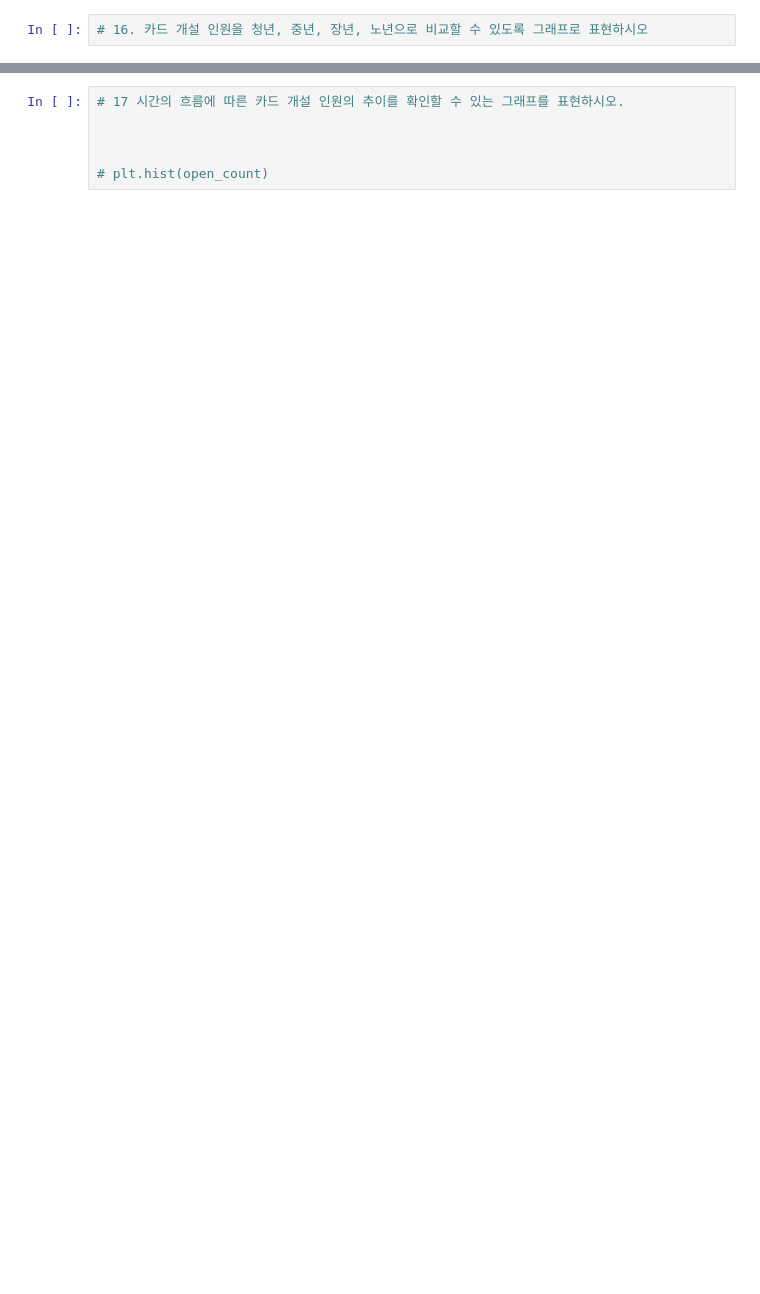
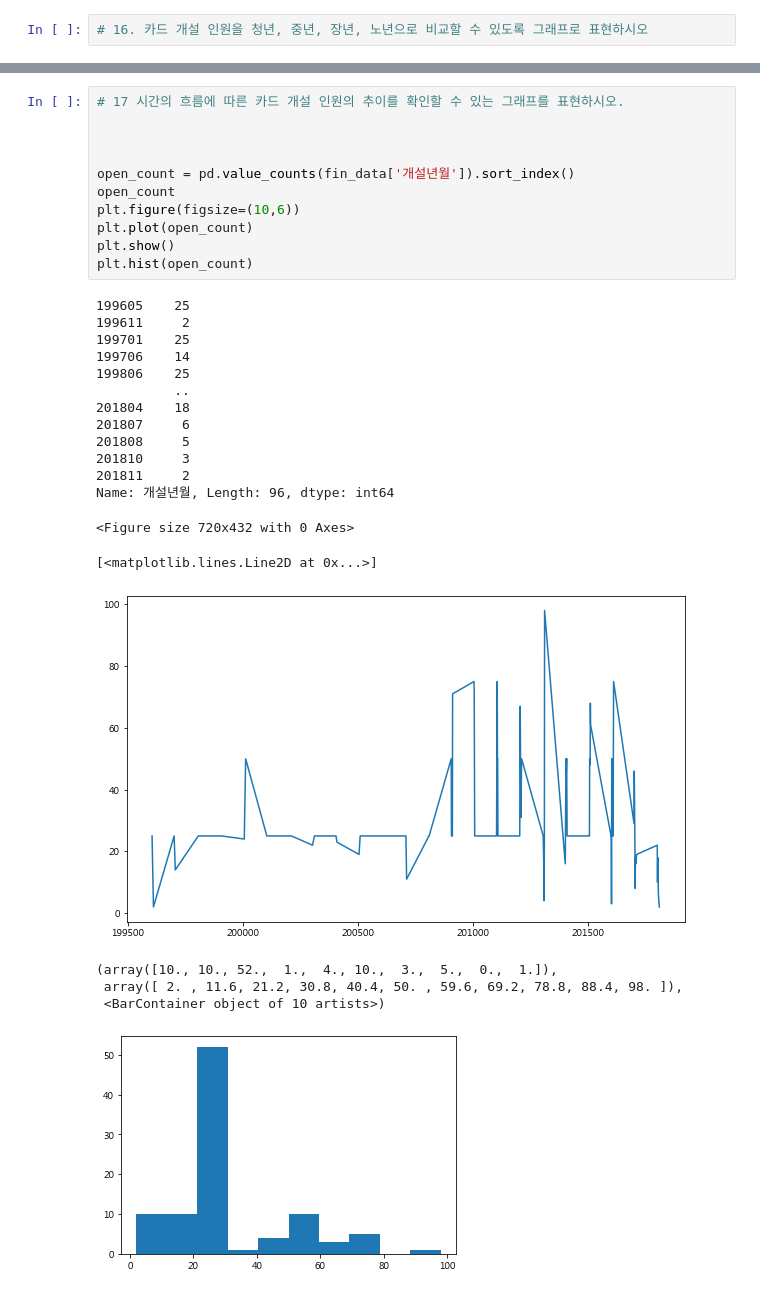
Before and after one commit to jun-young000/pandas, a Jupyter notebook: source_code/pandas 종합과제 문제FIN.ipynb, the cells around one changed output, grey strips where cells are left out. Saved outputs shown, nothing was run; the diff lists cells and outputs as text; blank space fills up the shorter version.

```diff
--- a/source_code/pandas 종합과제 문제FIN.ipynb
+++ b/source_code/pandas 종합과제 문제FIN.ipynb
@@ -915,9 +956,34 @@ ConversionError: Failed to convert value(s) to axis units: ['청년', '중년',
 # %%
 # 17 시간의 흐름에 따른 카드 개설 인원의 추이를 확인할 수 있는 그래프를 표현하시오.
 
 
 
-# plt.hist(open_count)
+open_count = pd.value_counts(fin_data['개설년월']).sort_index()
+open_count
+plt.figure(figsize=(10,6))
+plt.plot(open_count)
+plt.show()
+plt.hist(open_count)
+# %% [output]
+199605    25
+199611     2
+199701    25
+199706    14
+199806    25
+          ..
+201804    18
+201807     6
+201808     5
+201810     3
+201811     2
+Name: 개설년월, Length: 96, dtype: int64
+<Figure size 720x432 with 0 Axes>
+[<matplotlib.lines.Line2D at 0x...>]
+[figure, added]
+(array([10., 10., 52.,  1.,  4., 10.,  3.,  5.,  0.,  1.]),
+ array([ 2. , 11.6, 21.2, 30.8, 40.4, 50. , 59.6, 69.2, 78.8, 88.4, 98. ]),
+ <BarContainer object of 10 artists>)
+[figure, added]
 # %%
 # 18 fin_data df를 이용하여 각 연대별 발급건수를 표현하는 피봇테이블을 생성하고 해당 테이블을
 # 사용하여 각 연대별 신용카드 발급 추이를 나타내는 그래프를 그리시오
```
Also changed, not shown: parts of 40 cells of this notebook.
